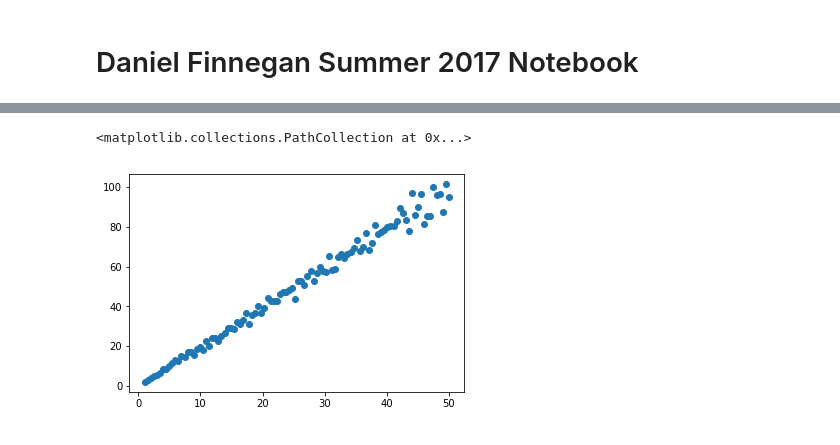
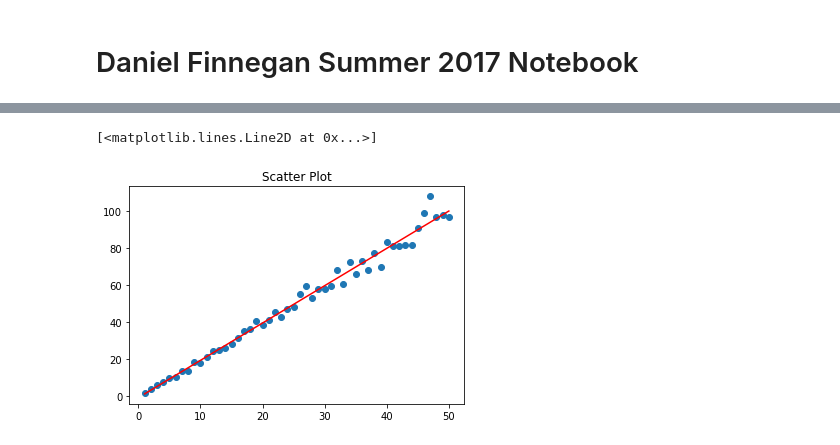
Before and after one commit to moustakas/siena-astrophysics, a Jupyter notebook: summer2017/daniel/Dan_Finnegan_Summer17.ipynb, the cells around one changed output, grey strips where cells are left out. Saved outputs shown, nothing was run; the diff lists cells and outputs as text; code cells hidden in the pictures.

Commit message:
Journal for research and plots

```diff
--- a/summer2017/daniel/Dan_Finnegan_Summer17.ipynb
+++ b/summer2017/daniel/Dan_Finnegan_Summer17.ipynb
@@ -9,7 +13,7 @@ import numpy as np
 import matplotlib.pyplot as plt
 %matplotlib inline
 # %%
-N = 100
+N = 50
 x = np.linspace(1,50,N)  #(start, end, number of points)
 slope = 2
 intercept = 0
@@ -19,5 +20,0 @@ ynoisy = ytrue + np.random.normal(scale=0.05*ytrue,size=N)
-# %%
-plt.scatter(x,ynoisy)
-# %% [output]
-<matplotlib.collections.PathCollection at 0x...>
-[figure, removed]
@@ -23,0 +28,7 @@ plt.scatter(x,ynoisy)
+# %%
+plt.title('Scatter Plot')
+plt.scatter(x,ynoisy)
+plt.plot(np.unique(x), np.poly1d(np.polyfit(x, ynoisy, 1))(np.unique(x)),'r')
+# %% [output]
+[<matplotlib.lines.Line2D at 0x...>]
+[figure, added]
```
Also changed, not shown: parts of 33 cells of this notebook, 3 other files.
